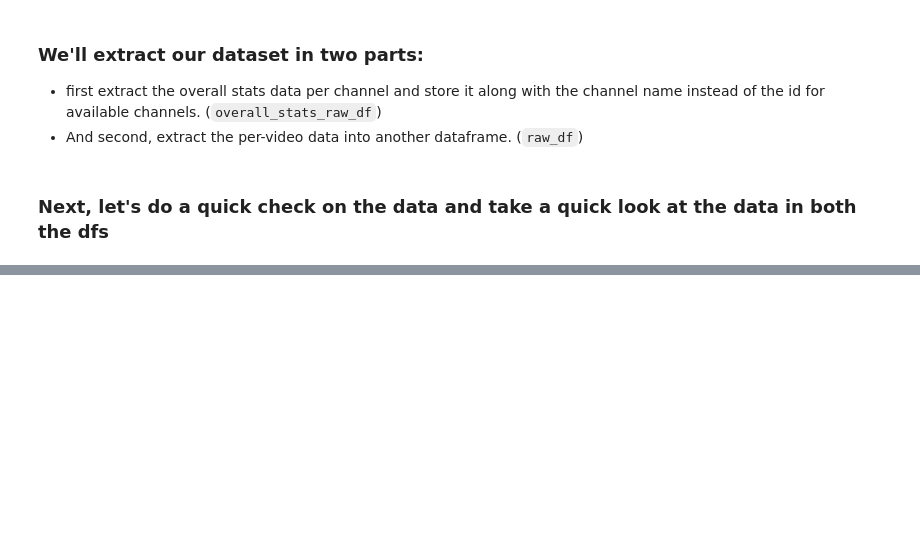
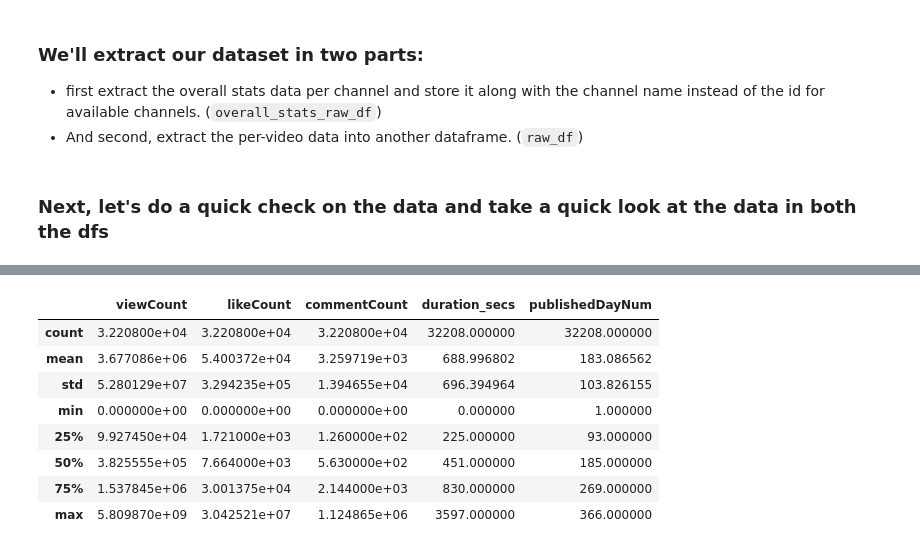
Before and after one commit to ajinkyabhanudas/SIADS696, a Jupyter notebook: Dataset_setup_Ajinkya.ipynb, the cells around one changed output, grey strips where cells are left out. Cells and saved outputs as stored; diff of their text form; code cells hidden in the pictures; blank space fills up the shorter version.

```diff
--- a/Dataset_setup_Ajinkya.ipynb
+++ b/Dataset_setup_Ajinkya.ipynb
@@ -113,0 +286,12 @@ memory usage: 2.4+ KB
+# %%
+preproc2_df.drop('categoryId', axis=1).describe()
+# %% [output]
+|  | viewCount | likeCount | commentCount | duration_secs | publishedDayNum |
+| count | 3.220800e+04 | 3.220800e+04 | 3.220800e+04 | 32208.000000 | 32208.000000 |
+| mean | 3.677086e+06 | 5.400372e+04 | 3.259719e+03 | 688.996802 | 183.086562 |
+| std | 5.280129e+07 | 3.294235e+05 | 1.394655e+04 | 696.394964 | 103.826155 |
+| min | 0.000000e+00 | 0.000000e+00 | 0.000000e+00 | 0.000000 | 1.000000 |
+| 25% | 9.927450e+04 | 1.721000e+03 | 1.260000e+02 | 225.000000 | 93.000000 |
+| 50% | 3.825555e+05 | 7.664000e+03 | 5.630000e+02 | 451.000000 | 185.000000 |
+| 75% | 1.537845e+06 | 3.001375e+04 | 2.144000e+03 | 830.000000 | 269.000000 |
+| max | 5.809870e+09 | 3.042521e+07 | 1.124865e+06 | 3597.000000 | 366.000000 |
```
Also changed, not shown: parts of 29 cells of this notebook.
